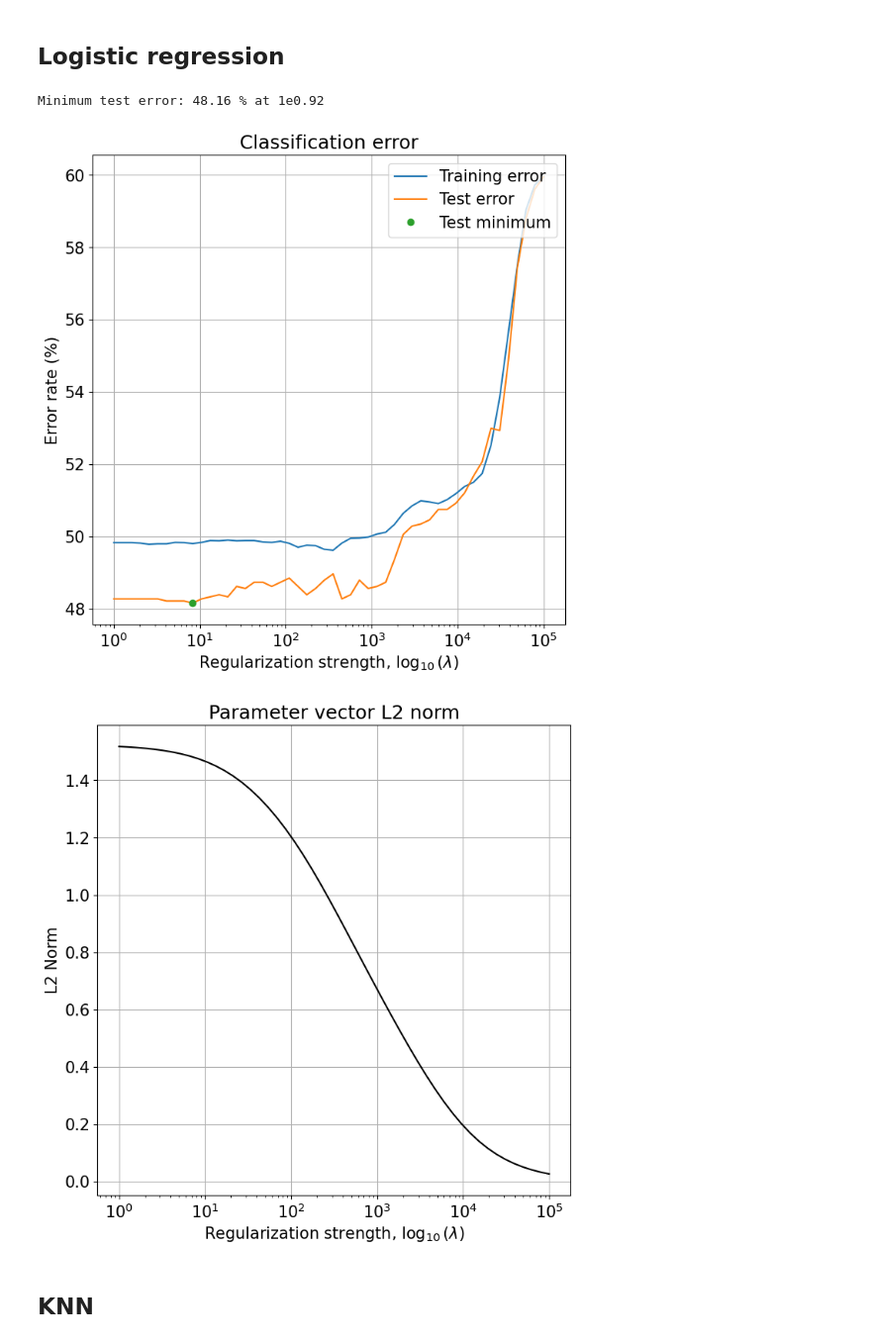
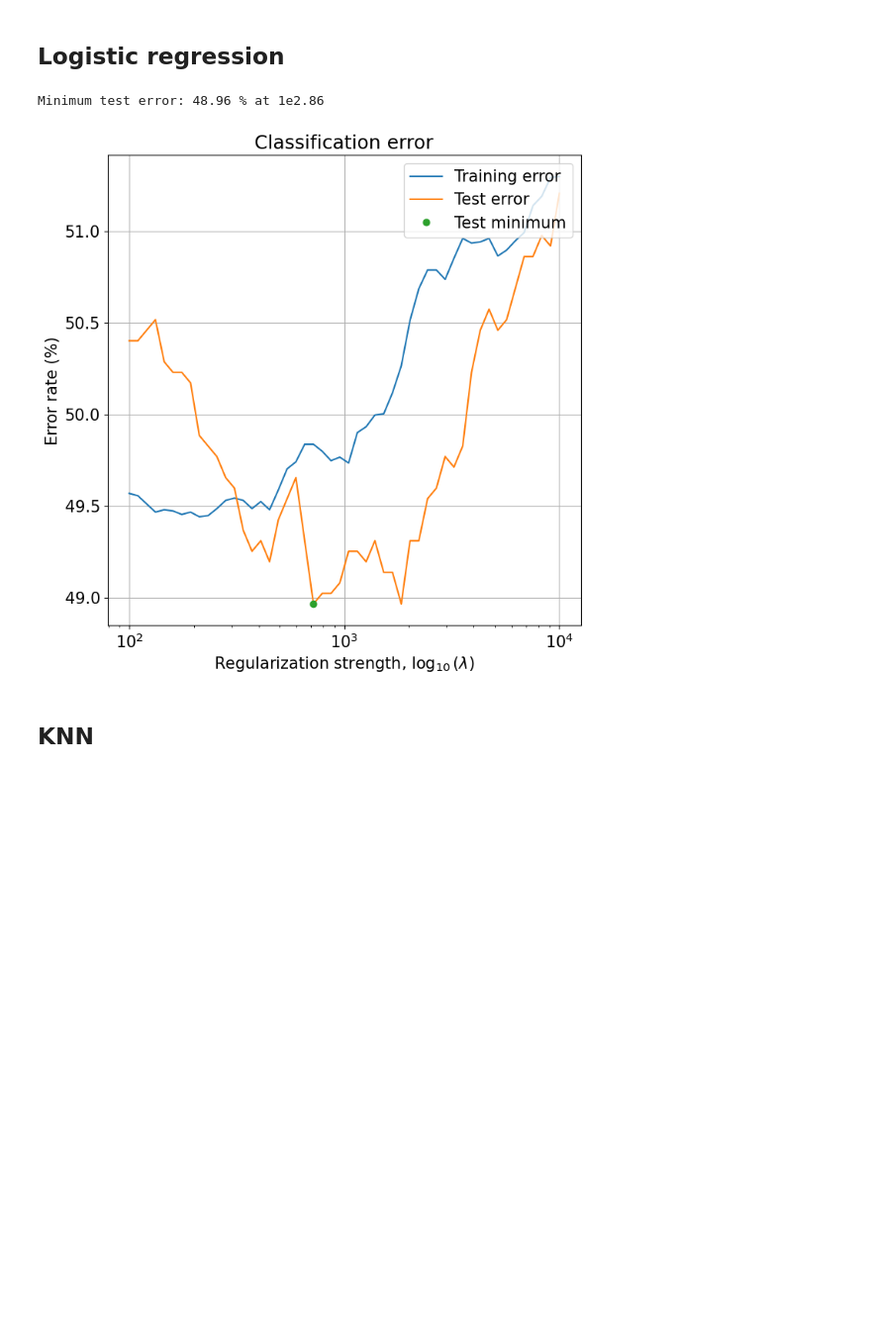
Before and after one commit to NicoloResmini/dtu-02450-projects, a Jupyter notebook: project_2/classification_nicolo.ipynb, the cells around one changed output. Shown: that part at 99% size. Saved outputs shown, nothing was run; the diff lists cells and outputs as text; code cells hidden in the pictures; blank space fills up the shorter version.

```diff
--- a/project_2/classification_nicolo.ipynb
+++ b/project_2/classification_nicolo.ipynb
@@ -122,7 +122,7 @@ X_test = scaler.transform(X_test)
 ## Logistic regression
 # %%
 # Fit regularized logistic regression model to training data
-lambda_interval = np.logspace(0, 5, 50)
+lambda_interval = np.logspace(2, 4, 50)
 train_error_rate = np.zeros(len(lambda_interval))
 test_error_rate = np.zeros(len(lambda_interval))
 coefficient_norm = np.zeros(len(lambda_interval))
@@ -135,44 +135,35 @@ for k in range(0, len(lambda_interval)):
     y_test_est = mdl.predict(X_test).T
 
     train_error_rate[k] = np.sum(y_train_est != y_train) / len(y_train)
     test_error_rate[k] = np.sum(y_test_est != y_test) / len(y_test)
 
     w_est = mdl.coef_[0]
     coefficient_norm[k] = np.sqrt(np.sum(w_est**2))
 
 min_error = np.min(test_error_rate)
 opt_lambda_idx = np.argmin(test_error_rate)
 opt_lambda = lambda_interval[opt_lambda_idx]
 
 font_size = 15
 plt.rcParams.update({'font.size': font_size})
 
 plt.figure(figsize=(8,8))
 #plt.plot(np.log10(lambda_interval), train_error_rate*100)
 #plt.plot(np.log10(lambda_interval), test_error_rate*100)
 #plt.plot(np.log10(opt_lambda), min_error*100, 'o')
 plt.semilogx(lambda_interval, train_error_rate*100)
 plt.semilogx(lambda_interval, test_error_rate*100)
 plt.semilogx(opt_lambda, min_error*100, 'o')
 print("Minimum test error: " + str(np.round(min_error*100,2)) + ' % at 1e' + str(np.round(np.log10(opt_lambda),2)))
 plt.xlabel('Regularization strength, $\log_{10}(\lambda)$')
 plt.ylabel('Error rate (%)')
 plt.title('Classification error')
 plt.legend(['Training error','Test error','Test minimum'],loc='upper right')
 plt.grid()
 plt.show()
-
-plt.figure(figsize=(8,8))
-plt.semilogx(lambda_interval, coefficient_norm,'k')
-plt.ylabel('L2 Norm')
-plt.xlabel('Regularization strength, $\log_{10}(\lambda)$')
-plt.title('Parameter vector L2 norm')
-plt.grid()
-plt.show()
 # %% [output]
-Minimum test error: 48.16 % at 1e0.92
+Minimum test error: 48.96 % at 1e2.86
-[figure, old version]
+[figure, new version]
-[figure, removed]
 # %% [markdown]
 ## KNN
 # %%
```
Also changed, not shown: parts of 11 cells of this notebook, 3 other files.
